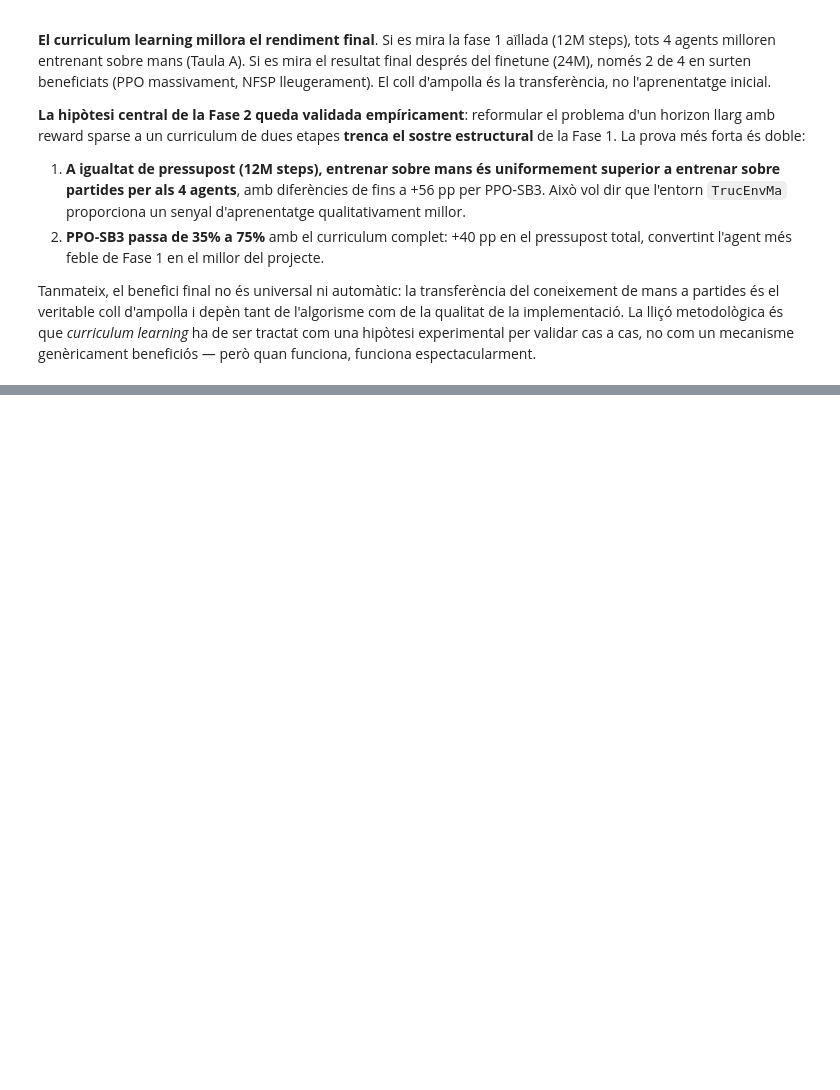
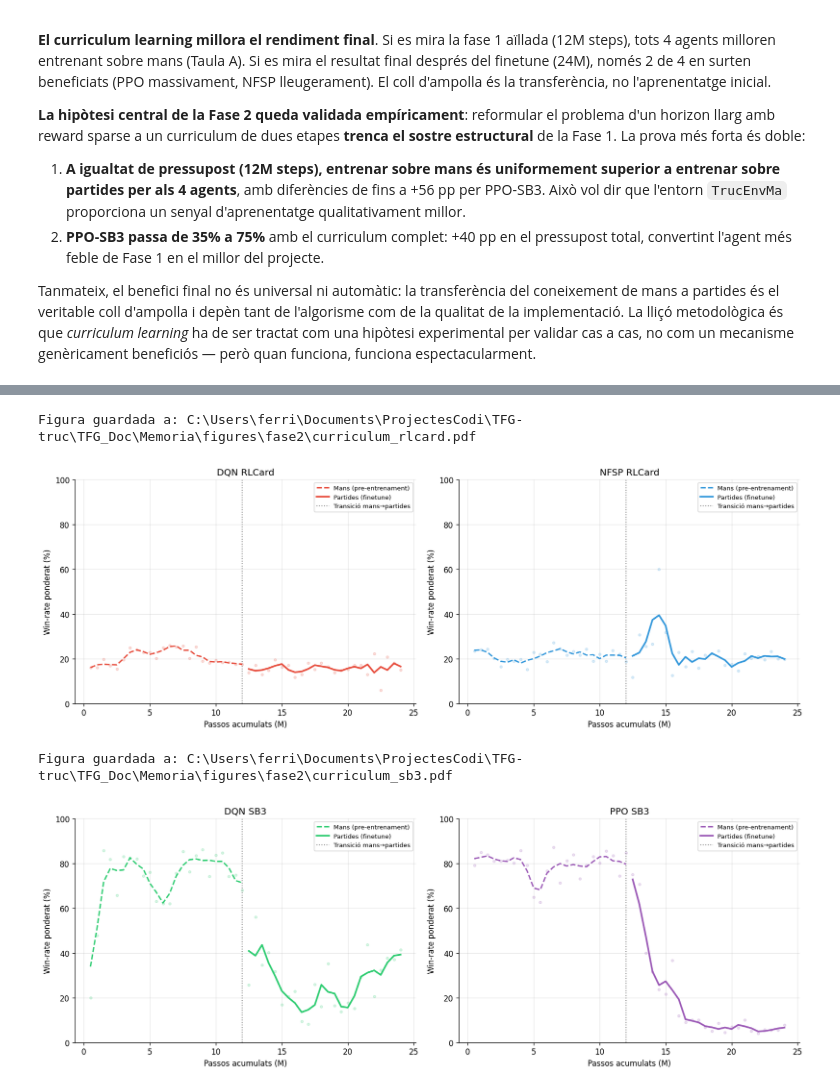
Before and after one commit to JoFeF08/TFG_Doc, a Jupyter notebook: notebooks/2_curriculum_learning/comparacio_fase2.ipynb, the cells around one changed output, grey strips where cells are left out. Drawn from its saved outputs; the diff is of its cells as text; code cells hidden in the pictures; blank space fills up the shorter version.

```diff
--- a/notebooks/2_curriculum_learning/comparacio_fase2.ipynb
+++ b/notebooks/2_curriculum_learning/comparacio_fase2.ipynb
@@ -470,0 +518,45 @@ Tanmateix, el benefici final no és universal ni automàtic: la transferència d
+# %%
+# Export figures memòria: curriculum per RLCard i per SB3 (llegenda a dalt a la dreta).
+MEM_FASE2 = Path('../../Memoria/figures/fase2')
+MEM_FASE2.mkdir(parents=True, exist_ok=True)
+
+def _plot_curr(ax, agent):
+    col = COLORS[agent]
+    dm = dades_mans.get(agent); dp = dades_partides.get(agent)
+    mans_max = 0
+    if dm is not None and len(dm):
+        s = dm['step'] / 1e6
+        ax.scatter(s, dm['eval_metric'], color=col, alpha=0.18, s=10, zorder=2)
+        ax.plot(s, suavitzar(dm['eval_metric'], 3), color=col, linestyle='--',
+                linewidth=1.8, label='Mans (pre-entrenament)', zorder=3)
+        mans_max = dm['step'].max() / 1e6
+    if dp is not None and len(dp):
+        s = dp['step'] / 1e6 + mans_max
+        ax.scatter(s, dp['eval_metric'], color=col, alpha=0.18, s=10, zorder=2)
+        ax.plot(s, suavitzar(dp['eval_metric'], 3), color=col, linestyle='-',
+                linewidth=2.2, label='Partides (finetune)', zorder=3)
+    if mans_max > 0:
+        ax.axvline(mans_max, color='gray', linestyle=':', linewidth=1.2,
+                   label='Transició mans→partides')
+    ax.set_title(LABELS[agent])
+    ax.set_xlabel('Passos acumulats (M)')
+    ax.set_ylabel('Win-rate ponderat (%)')
+    ax.set_ylim(0, 100)
+    ax.legend(fontsize=8, loc='upper right')
+    ax.grid(alpha=0.3)
+
+for nom, parella in [('curriculum_rlcard.pdf', ['dqn_rlcard', 'nfsp_rlcard']),
+                     ('curriculum_sb3.pdf',    ['dqn_sb3', 'ppo_sb3'])]:
+    fig, axes = plt.subplots(1, 2, figsize=(14, 5))
+    for ax, agent in zip(axes, parella):
+        _plot_curr(ax, agent)
+    plt.tight_layout()
+    _out = MEM_FASE2 / nom
+    plt.savefig(_out, bbox_inches='tight')
+    print('Figura guardada a:', _out.resolve())
+    plt.show()
+# %% [output]
+Figura guardada a: C:\Users\ferri\Documents\ProjectesCodi\TFG-truc\TFG_Doc\Memoria\figures\fase2\curriculum_rlcard.pdf
+[figure, added]
+Figura guardada a: C:\Users\ferri\Documents\ProjectesCodi\TFG-truc\TFG_Doc\Memoria\figures\fase2\curriculum_sb3.pdf
+[figure, added]
```
Also changed, not shown: parts of 5 cells of this notebook, 5 other files.
